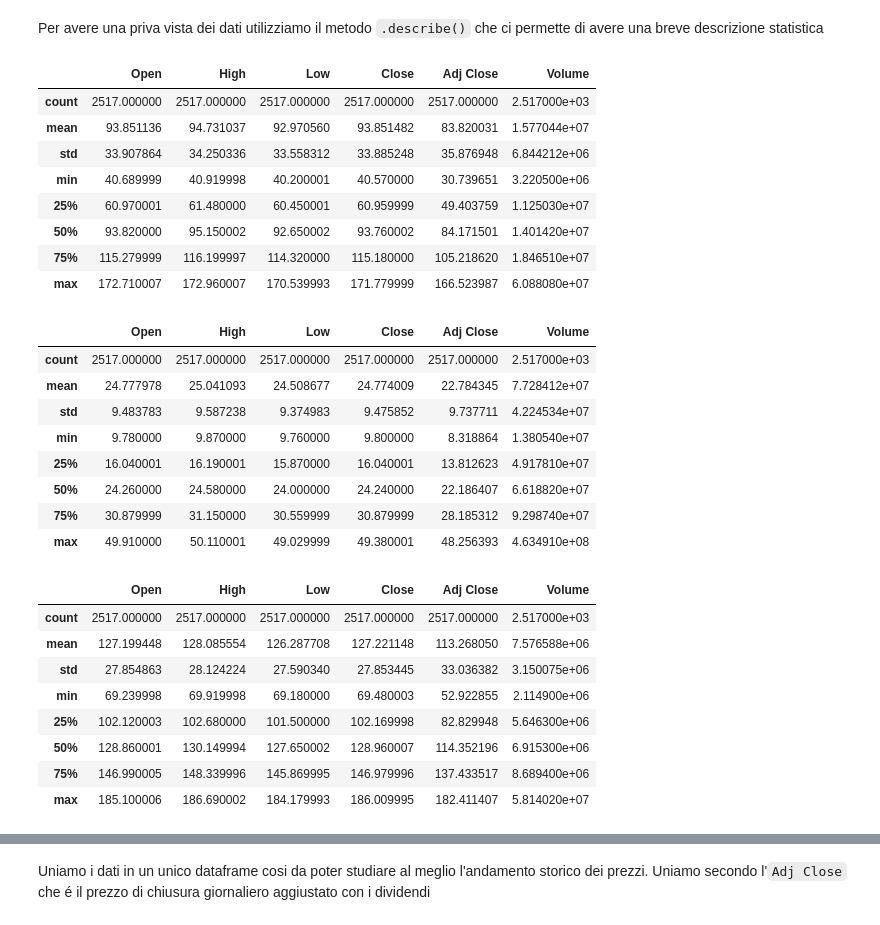
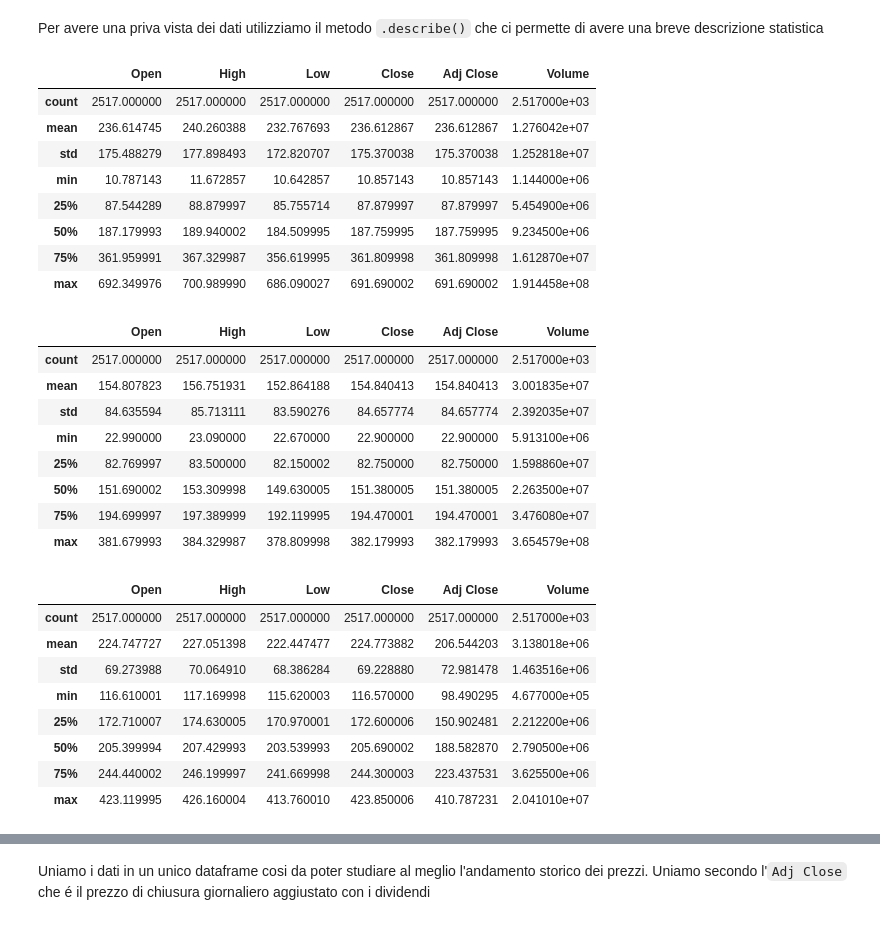
Before and after one commit to michelebanfi/business-intelligence, a Jupyter notebook: BanfiMichele869294.ipynb, the cells around one changed output, grey strips where cells are left out. Drawn from its saved outputs; the diff is of its cells as text; code cells hidden in the pictures.

```diff
--- a/BanfiMichele869294.ipynb
+++ b/BanfiMichele869294.ipynb
@@ -35,17 +35,17 @@ Scarichiamo i dati dei titoli selezionati, compresi tra le seguenti date: 30.11.
 start = "2012-11-30"
 end = "2022-11-30"
 
+#Tech
+NFLX = yf.download("NFLX", start, end)
+META = yf.download("META", start, end)
+
 #Financials
-JPM = yf.download("JPM", start, end)
-BAC = yf.download("BAC", start, end)
+GS = yf.download("GS", start, end)
+C = yf.download("C", start, end)
 
-#Healtcare
-JNJ = yf.download("JNJ", start, end)
-PFE = yf.download("PFE", start, end)
-
-#Energy
-CVX = yf.download("CVX", start, end)
-XOM = yf.download("XOM", start, end)
+#Consumers
+KO = yf.download("KO", start, end)
+PEP = yf.download("PEP", start, end)
 # %% [output]
 [*********************100%***********************]  1 of 1 completed
 [*********************100%***********************]  1 of 1 completed
@@ -56,39 +56,39 @@ XOM = yf.download("XOM", start, end)
 # %% [markdown]
 Per avere una priva vista dei dati utilizziamo il metodo `.describe()` che ci permette di avere una breve descrizione statistica
 # %%
-JPM.describe()
+NFLX.describe()
 # %% [output]
 |  | Open | High | Low | Close | Adj Close | Volume |
 | count | 2517.000000 | 2517.000000 | 2517.000000 | 2517.000000 | 2517.000000 | 2.517000e+03 |
-| mean | 93.851136 | 94.731037 | 92.970560 | 93.851482 | 83.820031 | 1.577044e+07 |
-| std | 33.907864 | 34.250336 | 33.558312 | 33.885248 | 35.876948 | 6.844212e+06 |
-| min | 40.689999 | 40.919998 | 40.200001 | 40.570000 | 30.739651 | 3.220500e+06 |
-| 25% | 60.970001 | 61.480000 | 60.450001 | 60.959999 | 49.403759 | 1.125030e+07 |
-| 50% | 93.820000 | 95.150002 | 92.650002 | 93.760002 | 84.171501 | 1.401420e+07 |
-| 75% | 115.279999 | 116.199997 | 114.320000 | 115.180000 | 105.218620 | 1.846510e+07 |
-| max | 172.710007 | 172.960007 | 170.539993 | 171.779999 | 166.523987 | 6.088080e+07 |
+| mean | 236.614745 | 240.260388 | 232.767693 | 236.612867 | 236.612867 | 1.276042e+07 |
+| std | 175.488279 | 177.898493 | 172.820707 | 175.370038 | 175.370038 | 1.252818e+07 |
+| min | 10.787143 | 11.672857 | 10.642857 | 10.857143 | 10.857143 | 1.144000e+06 |
+| 25% | 87.544289 | 88.879997 | 85.755714 | 87.879997 | 87.879997 | 5.454900e+06 |
+| 50% | 187.179993 | 189.940002 | 184.509995 | 187.759995 | 187.759995 | 9.234500e+06 |
+| 75% | 361.959991 | 367.329987 | 356.619995 | 361.809998 | 361.809998 | 1.612870e+07 |
+| max | 692.349976 | 700.989990 | 686.090027 | 691.690002 | 691.690002 | 1.914458e+08 |
 # %%
-BAC.describe()
+META.describe()
 # %% [output]
 |  | Open | High | Low | Close | Adj Close | Volume |
 | count | 2517.000000 | 2517.000000 | 2517.000000 | 2517.000000 | 2517.000000 | 2.517000e+03 |
-| mean | 24.777978 | 25.041093 | 24.508677 | 24.774009 | 22.784345 | 7.728412e+07 |
-| std | 9.483783 | 9.587238 | 9.374983 | 9.475852 | 9.737711 | 4.224534e+07 |
-| min | 9.780000 | 9.870000 | 9.760000 | 9.800000 | 8.318864 | 1.380540e+07 |
-| 25% | 16.040001 | 16.190001 | 15.870000 | 16.040001 | 13.812623 | 4.917810e+07 |
-| 50% | 24.260000 | 24.580000 | 24.000000 | 24.240000 | 22.186407 | 6.618820e+07 |
-| 75% | 30.879999 | 31.150000 | 30.559999 | 30.879999 | 28.185312 | 9.298740e+07 |
-| max | 49.910000 | 50.110001 | 49.029999 | 49.380001 | 48.256393 | 4.634910e+08 |
+| mean | 154.807823 | 156.751931 | 152.864188 | 154.840413 | 154.840413 | 3.001835e+07 |
+| std | 84.635594 | 85.713111 | 83.590276 | 84.657774 | 84.657774 | 2.392035e+07 |
+| min | 22.990000 | 23.090000 | 22.670000 | 22.900000 | 22.900000 | 5.913100e+06 |
+| 25% | 82.769997 | 83.500000 | 82.150002 | 82.750000 | 82.750000 | 1.598860e+07 |
+| 50% | 151.690002 | 153.309998 | 149.630005 | 151.380005 | 151.380005 | 2.263500e+07 |
+| 75% | 194.699997 | 197.389999 | 192.119995 | 194.470001 | 194.470001 | 3.476080e+07 |
+| max | 381.679993 | 384.329987 | 378.809998 | 382.179993 | 382.179993 | 3.654579e+08 |
 # %%
-JNJ.describe()
+GS.describe()
 # %% [output]
 |  | Open | High | Low | Close | Adj Close | Volume |
 | count | 2517.000000 | 2517.000000 | 2517.000000 | 2517.000000 | 2517.000000 | 2.517000e+03 |
-| mean | 127.199448 | 128.085554 | 126.287708 | 127.221148 | 113.268050 | 7.576588e+06 |
-| std | 27.854863 | 28.124224 | 27.590340 | 27.853445 | 33.036382 | 3.150075e+06 |
-| min | 69.239998 | 69.919998 | 69.180000 | 69.480003 | 52.922855 | 2.114900e+06 |
-| 25% | 102.120003 | 102.680000 | 101.500000 | 102.169998 | 82.829948 | 5.646300e+06 |
-| 50% | 128.860001 | 130.149994 | 127.650002 | 128.960007 | 114.352196 | 6.915300e+06 |
-| 75% | 146.990005 | 148.339996 | 145.869995 | 146.979996 | 137.433517 | 8.689400e+06 |
-| max | 185.100006 | 186.690002 | 184.179993 | 186.009995 | 182.411407 | 5.814020e+07 |
+| mean | 224.747727 | 227.051398 | 222.447477 | 224.773882 | 206.544203 | 3.138018e+06 |
+| std | 69.273988 | 70.064910 | 68.386284 | 69.228880 | 72.981478 | 1.463516e+06 |
+| min | 116.610001 | 117.169998 | 115.620003 | 116.570000 | 98.490295 | 4.677000e+05 |
+| 25% | 172.710007 | 174.630005 | 170.970001 | 172.600006 | 150.902481 | 2.212200e+06 |
+| 50% | 205.399994 | 207.429993 | 203.539993 | 205.690002 | 188.582870 | 2.790500e+06 |
+| 75% | 244.440002 | 246.199997 | 241.669998 | 244.300003 | 223.437531 | 3.625500e+06 |
+| max | 423.119995 | 426.160004 | 413.760010 | 423.850006 | 410.787231 | 2.041010e+07 |
 # %%
```
Also changed, not shown: parts of 16 cells of this notebook, 8 other files.
